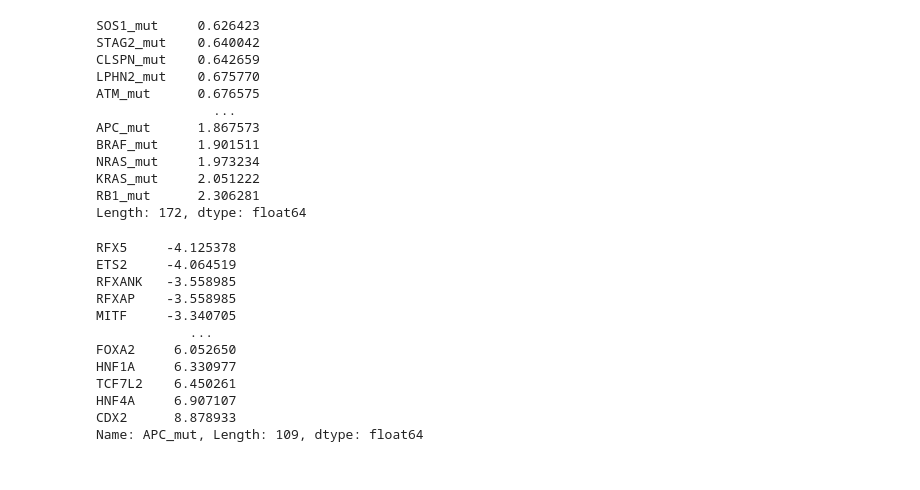
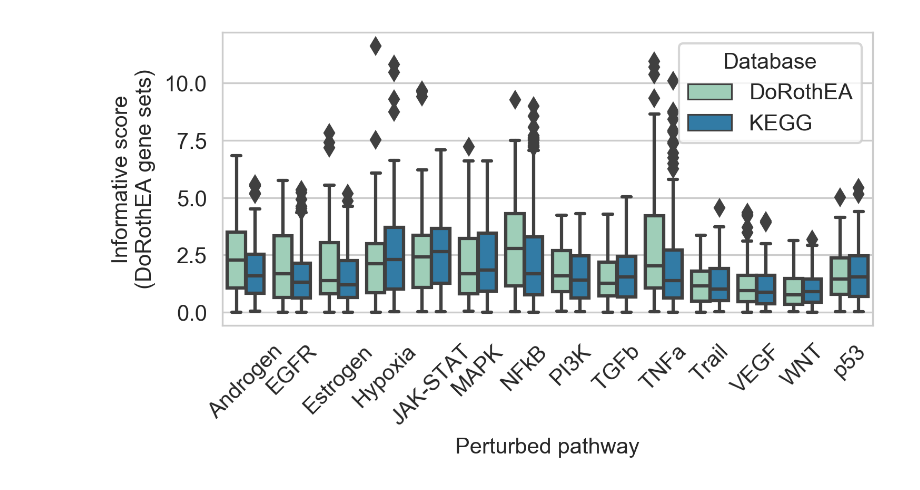
Before and after one commit to bence-szalai/why-pathway-methods-work, a Jupyter notebook: notebooks/6_review.ipynb, the cells around one changed output. Saved outputs shown, nothing was run; the diff lists cells and outputs as text; code cells hidden in the pictures.

```diff
--- a/notebooks/6_review.ipynb
+++ b/notebooks/6_review.ipynb
@@ -9,5 +14,5 @@ sns.set_style('whitegrid')
 # %%
-data1 = pd.read_csv('../results/benchmark/z_scores/gdsc/single/REACTOME_filtered_abs.csv',
+data2 = pd.read_csv('../results/benchmark/z_scores/progeny/single/KEGG_filtered_abs.csv',
                   sep=',', header=0, index_col=0)
-data2 = pd.read_csv('../results/benchmark/z_scores/gdsc/single/BEST_dorothea_AB_filtered_abs.csv',
+data1 = pd.read_csv('../results/benchmark/z_scores/progeny/single/BEST_dorothea_AB_filtered_abs.csv',
                    sep=',', header=0, index_col=0)
@@ -19,30 +19,21 @@ plt.plot(data1.abs().max(), data2.abs().max(), '.')
-# %%
-data2.abs().mean().sort_values()
-# %% [output]
-SOS1_mut     0.626423
-STAG2_mut    0.640042
-CLSPN_mut    0.642659
-LPHN2_mut    0.675770
-ATM_mut      0.676575
-               ...
-APC_mut      1.867573
-BRAF_mut     1.901511
-NRAS_mut     1.973234
-KRAS_mut     2.051222
-RB1_mut      2.306281
-Length: 172, dtype: float64
-# %%
-data2['APC_mut'].sort_values()
-# %% [output]
-RFX5     -4.125378
-ETS2     -4.064519
-RFXANK   -3.558985
-RFXAP    -3.558985
-MITF     -3.340705
-            ...
-FOXA2     6.052650
-HNF1A     6.330977
-TCF7L2    6.450261
-HNF4A     6.907107
-CDX2      8.878933
-Name: APC_mut, Length: 109, dtype: float64
+# %%
+data1['Gene set'] = data1.index
+data1 = pd.melt(data1, id_vars='Gene set', value_vars=data1.columns[:-1], var_name='Perturbed pathway',
+       value_name='Informative score')
+data2['Gene set'] = data2.index
+data2 = pd.melt(data2, id_vars='Gene set', value_vars=data2.columns[:-1], var_name='Perturbed pathway',
+       value_name='Informative score')
+data1['Database'] = 'DoRothEA'
+data2['Database'] = 'KEGG'
+data = pd.concat([data1, data2])
+data['Informative score'] = data['Informative score'].abs()
+# %%
+plt.figure(figsize=(5,3), dpi=300)
+sns.set_palette('YlGnBu', 2)
+sns.boxplot(x=data['Perturbed pathway'], y=data['Informative score'], hue=data['Database'])
+plt.ylabel('Informative score\n(DoRothEA gene sets)')
+plt.xticks(rotation=45)
+plt.tight_layout()
+#plt.savefig('../figures/revision/scores_perturbation.png')
+# %% [output]
+[figure, added]
```
Also changed, not shown: parts of 12 cells of this notebook.
